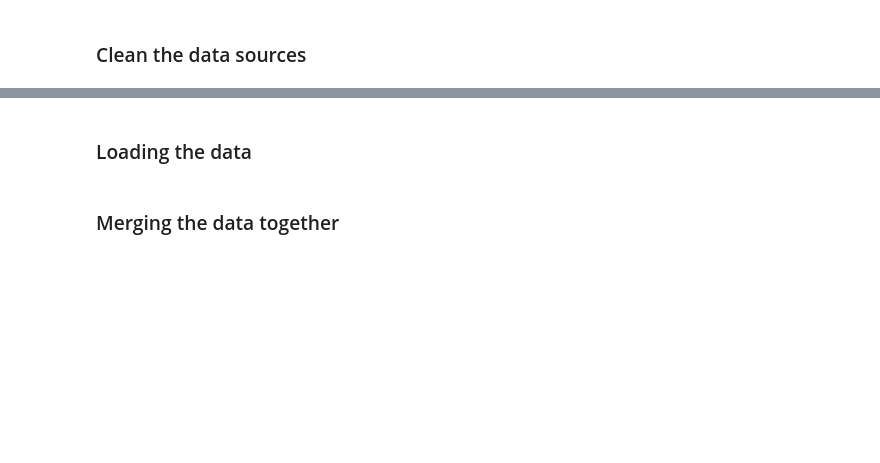
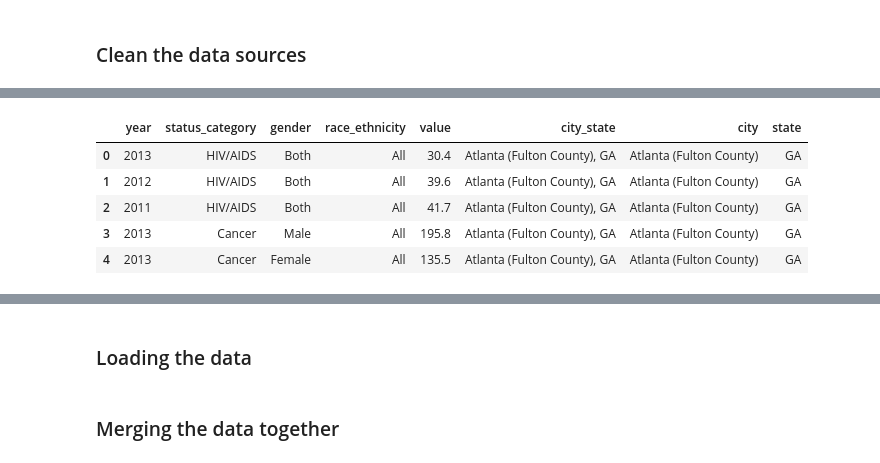
Before and after one commit to erikayi/Project-2-ETL-Cities-Health-Data, a Jupyter notebook: ETL_Cities_Health_Data_Project.ipynb, the cells around one changed output, grey strips where cells are left out. Saved outputs shown, nothing was run; the diff lists cells and outputs as text; code cells hidden in the pictures; blank space fills up the shorter version.

```diff
--- a/ETL_Cities_Health_Data_Project.ipynb
+++ b/ETL_Cities_Health_Data_Project.ipynb
@@ -32,0 +115,11 @@ hospital_beds_ownership_df.head()
+# %%
+# split the city and the state
+new_health_cities[['city','state']] = new_health_cities.city_state.str.split(expand=True, pat=",")
+new_health_cities.head()
+# %% [output]
+|  | year | status_category | gender | race_ethnicity | value | city_state | city | state |
+| 0 | 2013 | HIV/AIDS | Both | All | 30.4 | Atlanta (Fulton County), GA | Atlanta (Fulton County) | GA |
+| 1 | 2012 | HIV/AIDS | Both | All | 39.6 | Atlanta (Fulton County), GA | Atlanta (Fulton County) | GA |
+| 2 | 2011 | HIV/AIDS | Both | All | 41.7 | Atlanta (Fulton County), GA | Atlanta (Fulton County) | GA |
+| 3 | 2013 | Cancer | Male | All | 195.8 | Atlanta (Fulton County), GA | Atlanta (Fulton County) | GA |
+| 4 | 2013 | Cancer | Female | All | 135.5 | Atlanta (Fulton County), GA | Atlanta (Fulton County) | GA |
```
Also changed, not shown: parts of 23 cells of this notebook, 1 other file.
